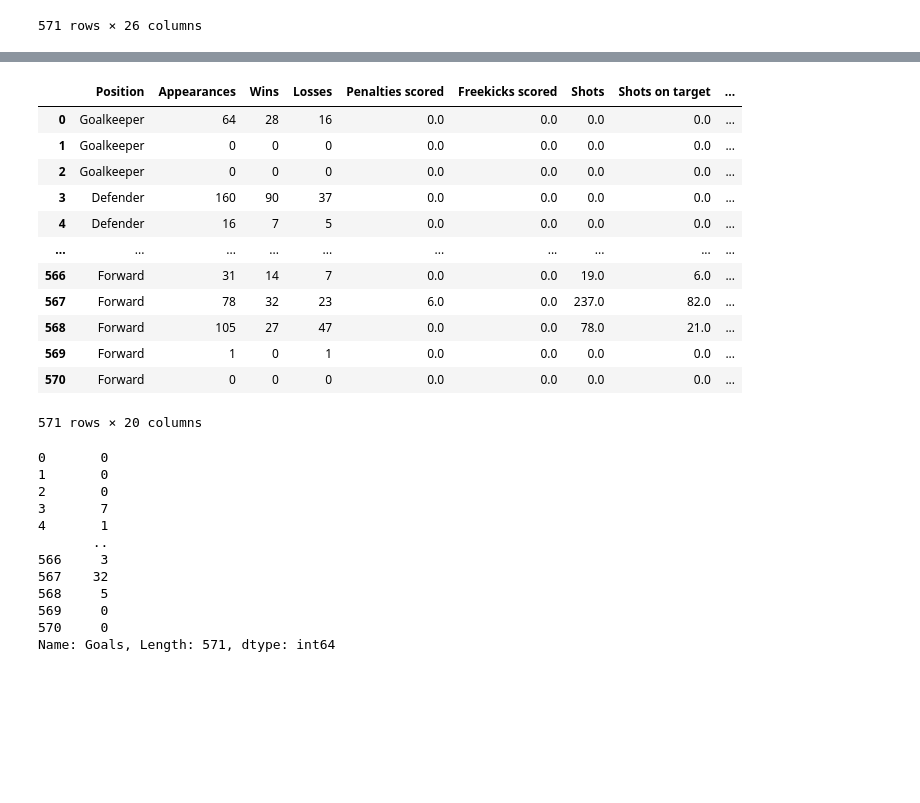
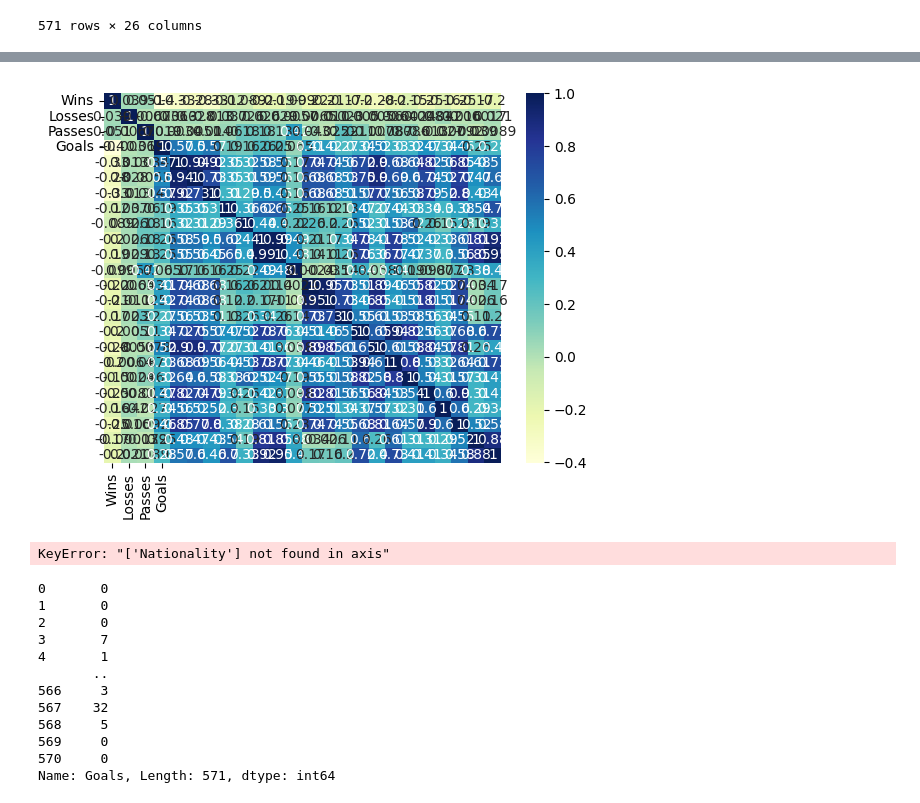
Before and after one commit to devishi-r/Goal-Prediction, a Jupyter notebook: prediction.ipynb, the cells around one changed output, grey strips where cells are left out. Saved outputs shown, nothing was run; the diff lists cells and outputs as text; code cells hidden in the pictures; blank space fills up the shorter version.

Commit message:
heatmap basis

```diff
--- a/prediction.ipynb
+++ b/prediction.ipynb
@@ -20,6 +20,3 @@ df
 | 569 | Fábio Silva | 17.0 | Wolverhampton-Wanderers | Forward | Portugal | 18.0 | 1 | 0 | 1 | ... |
 | 570 | Leonardo Campana | 30.0 | Wolverhampton-Wanderers | Forward | Ecuador | 20.0 | 0 | 0 | 0 | ... |
 571 rows × 26 columns
-# %%
-df.fillna(0, inplace=True) #Filling all blank entries with 0 (even string coolumns)
-df.head()
@@ -33,0 +23,6 @@ df.head()
+# %%
+#df = df.fillna(df.mode())
+#df['Penalties scored'] = df['Penalties scored'].fillna(df['Penalties scored'].mode()[0], inplace=True)
+for column in df.columns:
+    mode_value = df[column].mode()[0]  # Calculate mode for the column
+    df[column].fillna(mode_value, inplace=True)
@@ -33,0 +54,4 @@ df.head()
+# %%
+drop = ['Name', 'Nationality']
+df = df.drop(drop, axis=1)
+df
@@ -33,0 +74,22 @@ df.head()
+# %%
+from sklearn.preprocessing import LabelEncoder
+
+le = LabelEncoder()
+
+string_columns = df.iloc[:, :-1].select_dtypes(include=['object']).columns.tolist()
+print(string_columns)
+
+lecols = ['Club', 'Position'] #Columns that have to encoded using Label Encoder
+label_encoders = {}
+
+for i in lecols:
+    # Initialize LabelEncoder for each column
+    label_encoders[i] = LabelEncoder()
+
+    # Fit LabelEncoder on the unique values of the column and transform the column
+    df[i] = label_encoders[i].fit_transform(df[i])
+    print(label_encoders[i].classes_)
+
+df['Shooting accuracy %'] = df[string_columns[-1]].str.rstrip('%').astype(float)
+df = df.fillna(df.mode())
+df
@@ -34,21 +117,16 @@ df.head()
+# %%
+selected_data = df
+cormat = np.corrcoef(selected_data, rowvar=False)
+sns.heatmap(cormat, annot=True, cmap='YlGnBu', xticklabels=df, yticklabels=df)
+plt.show()
+# %% [output]
+[figure, added]
 # %%
 X = df.iloc[:,3:-1] #independent variables
-X=X.drop(["Nationality", "Age"], axis=1)
+X=X.drop("Nationality", axis=1)
 X
 # %% [output]
-|  | Position | Appearances | Wins | Losses | Penalties scored | Freekicks scored | Shots | Shots on target | ... |
-| 0 | Goalkeeper | 64 | 28 | 16 | 0.0 | 0.0 | 0.0 | 0.0 | ... |
-| 1 | Goalkeeper | 0 | 0 | 0 | 0.0 | 0.0 | 0.0 | 0.0 | ... |
-| 2 | Goalkeeper | 0 | 0 | 0 | 0.0 | 0.0 | 0.0 | 0.0 | ... |
-| 3 | Defender | 160 | 90 | 37 | 0.0 | 0.0 | 0.0 | 0.0 | ... |
-| 4 | Defender | 16 | 7 | 5 | 0.0 | 0.0 | 0.0 | 0.0 | ... |
-| ... | ... | ... | ... | ... | ... | ... | ... | ... | ... |
-| 566 | Forward | 31 | 14 | 7 | 0.0 | 0.0 | 19.0 | 6.0 | ... |
-| 567 | Forward | 78 | 32 | 23 | 6.0 | 0.0 | 237.0 | 82.0 | ... |
-| 568 | Forward | 105 | 27 | 47 | 0.0 | 0.0 | 78.0 | 21.0 | ... |
-| 569 | Forward | 1 | 0 | 1 | 0.0 | 0.0 | 0.0 | 0.0 | ... |
-| 570 | Forward | 0 | 0 | 0 | 0.0 | 0.0 | 0.0 | 0.0 | ... |
-571 rows × 20 columns
+KeyError: "['Nationality'] not found in axis"
 # %%
 y = df.iloc[:, -1] #dependent variable
 y
```
Also changed, not shown: parts of 13 cells of this notebook.
